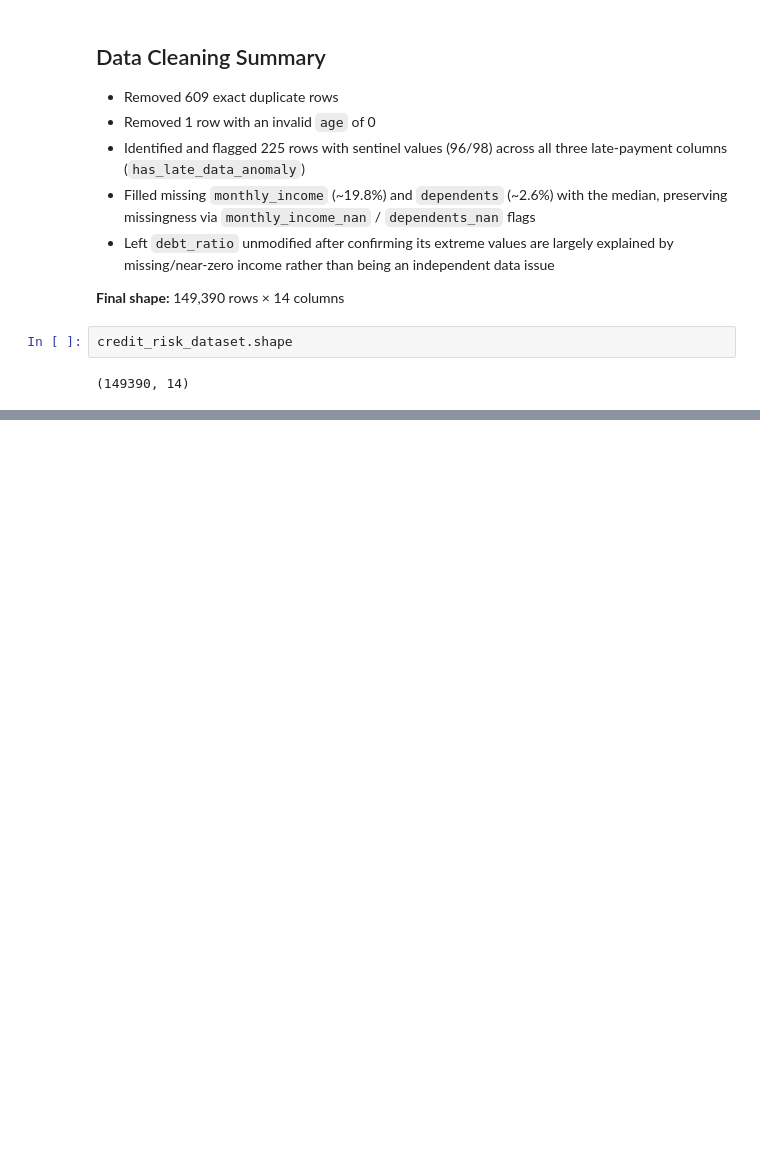
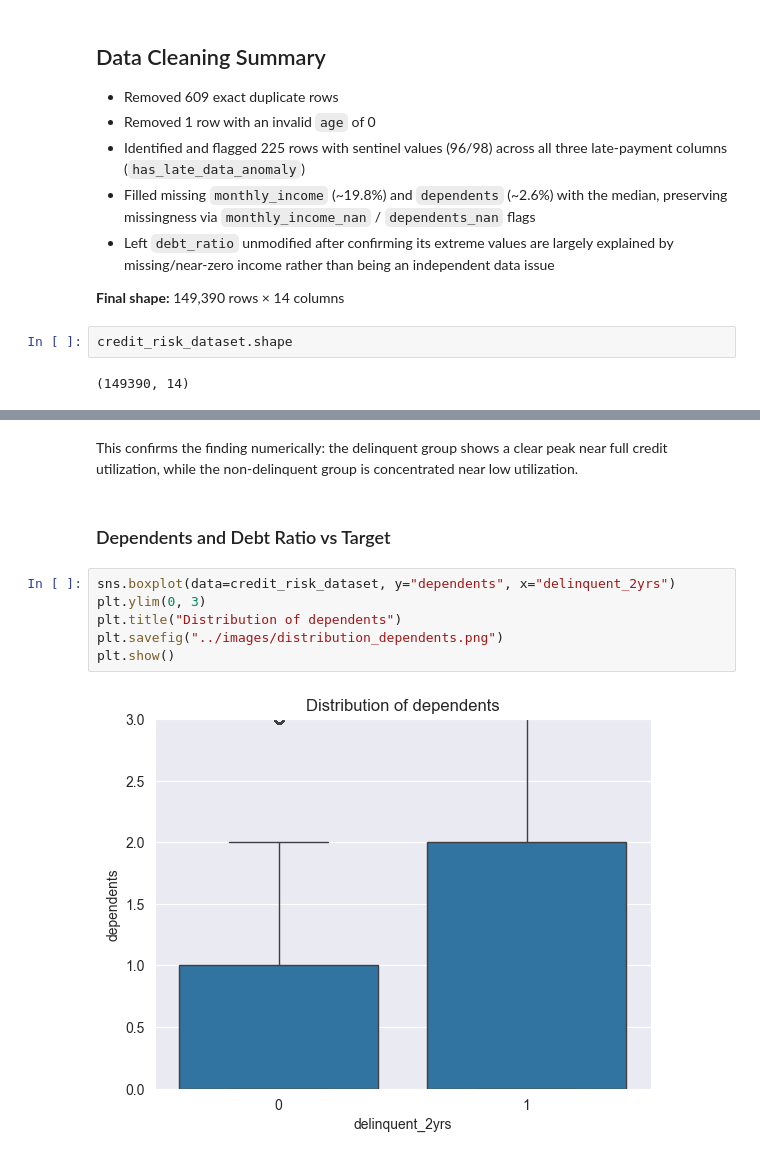
Before and after one commit to Yan-Pasichnyi/credit-risk-analysis, a Jupyter notebook: notebooks/analysis.ipynb, the cells around one changed output, grey strips where cells are left out. Drawn from its saved outputs; the diff is of its cells as text; blank space fills up the shorter version.

```diff
--- a/notebooks/analysis.ipynb
+++ b/notebooks/analysis.ipynb
@@ -231,0 +308,12 @@ credit_risk_dataset.shape
+# %% [markdown]
+This confirms the finding numerically: the delinquent group shows a clear peak near full credit utilization, while the non-delinquent group is concentrated near low utilization.
+# %% [markdown]
+### Dependents and Debt Ratio vs Target
+# %%
+sns.boxplot(data=credit_risk_dataset, y="dependents", x="delinquent_2yrs")
+plt.ylim(0, 3)
+plt.title("Distribution of dependents")
+plt.savefig("../images/distribution_dependents.png")
+plt.show()
+# %% [output]
+[figure, added]
```
Also changed, not shown: parts of 24 cells of this notebook, 9 other files.
